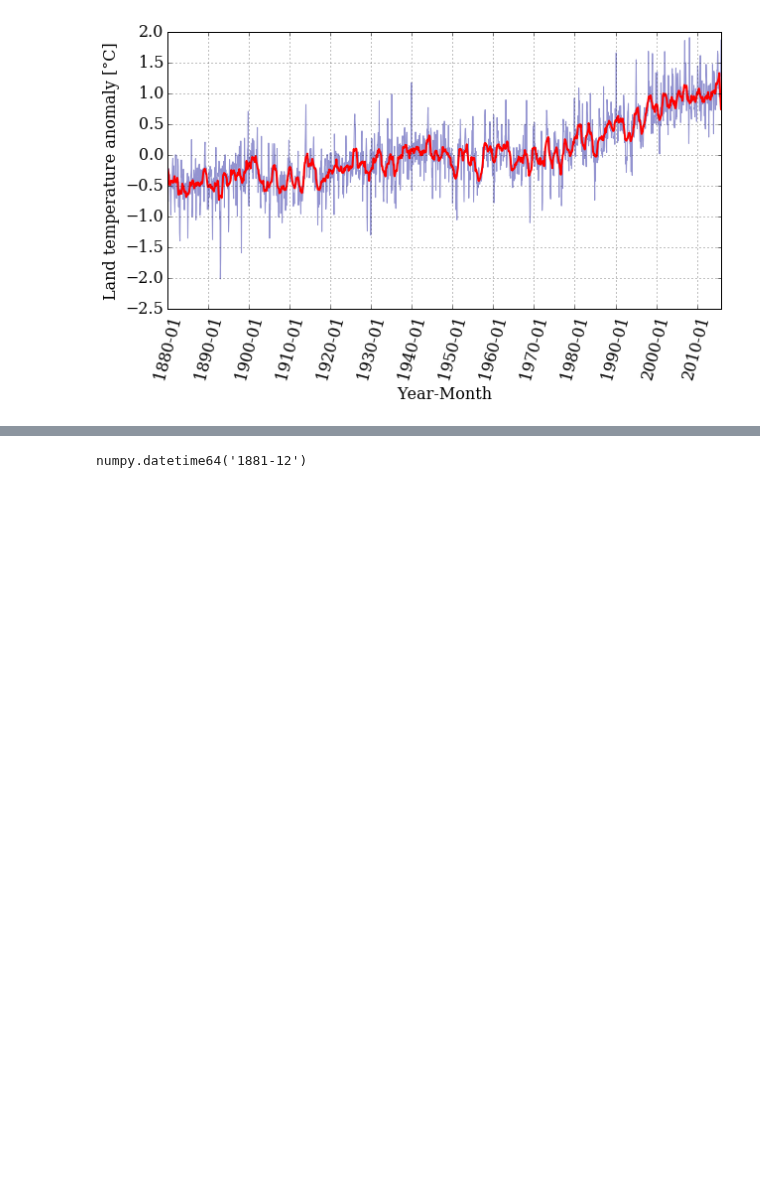
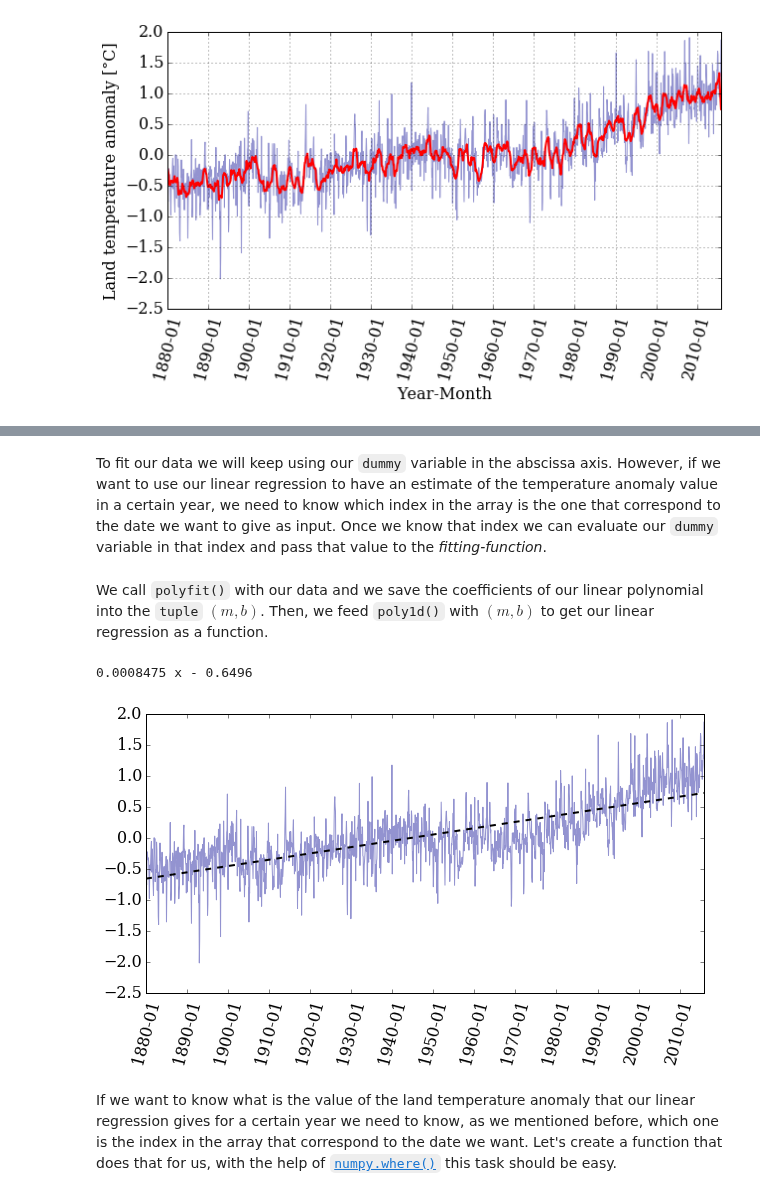
Before and after one commit to barbagroup/essential_skills_RRC, a Jupyter notebook: the_python_scientific_stack.ipynb, the cells around one changed output, grey strips where cells are left out. Cells and saved outputs as stored; diff of their text form; code cells hidden in the pictures; blank space fills up the shorter version.

Commit message:
linear regression and possible analysis (needs polish)

```diff
--- a/the_python_scientific_stack.ipynb
+++ b/the_python_scientific_stack.ipynb
@@ -377,4 +372,22 @@ array(['1880-01', '1880-02', '1880-03', ..., '2015-10', '2015-11',
-# %%
-date[23]
-# %% [output]
-numpy.datetime64('1881-12')
+# %% [markdown]
+To fit our data we will keep using our `dummy` variable in the abscissa axis. However, if we want to use our linear regression to have an estimate of the temperature anomaly value in a certain year, we need to know which index in the array is the one that correspond to the date we want to give as input. Once we know that index we can evaluate our `dummy` variable in that index and pass that value to the *fitting-function*.
+# %% [markdown]
+We call `polyfit()` with our data and we save the coefficients of our linear polynomial into the `tuple` $(m, b)$. Then, we feed `poly1d()` with $(m, b)$ to get our linear regression as a function.
+# %%
+m, b = numpy.polyfit(dummy, T_land[:,1], 1)
+
+f_linear = numpy.poly1d((m,b))
+# %%
+print(f_linear)
+# %% [output]
+0.0008475 x - 0.6496
+# %%
+pyplot.figure(figsize=(10, 5))
+
+pyplot.xticks(dummy[::12*10], date[::12*10] , rotation=75)
+pyplot.plot(dummy,T_land[:,1], color='#2929a3', ls='-', lw=1, alpha=0.5)
+pyplot.plot(dummy, f_linear(dummy), 'k--', linewidth=2);
+# %% [output]
+[figure, added]
+# %% [markdown]
+If we want to know what is the value of the land temperature anomaly that our linear regression gives for a certain year we need to know, as we mentioned before, which one is the index in the array that correspond to the date we want. Let's create a function that does that for us, with the help of [`numpy.where()`](https://docs.scipy.org/doc/numpy/reference/generated/numpy.where.html) this task should be easy.
```
Also changed, not shown: parts of 28 cells of this notebook.
